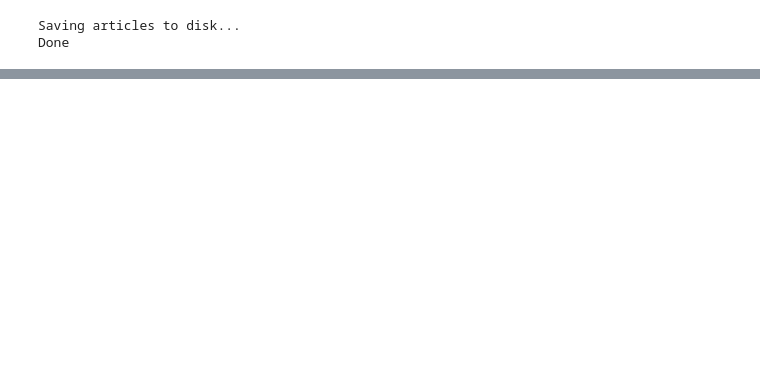
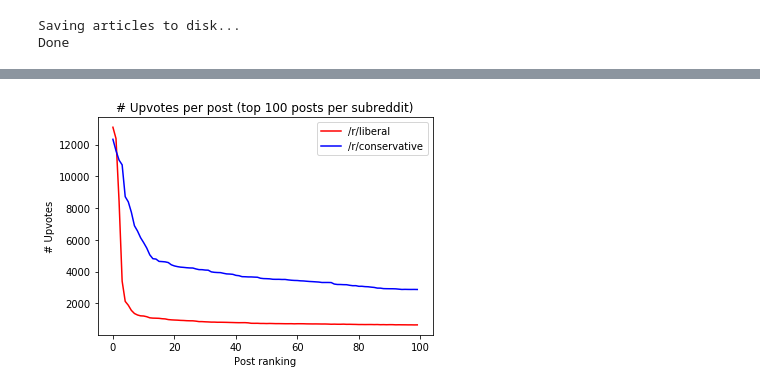
Before and after one commit to AveryVine/Honours-Project, a Jupyter notebook: RedditScraper.ipynb, the cells around one changed output, grey strips where cells are left out. Drawn from its saved outputs; the diff is of its cells as text; code cells hidden in the pictures; blank space fills up the shorter version.

```diff
--- a/RedditScraper.ipynb
+++ b/RedditScraper.ipynb
@@ -107,0 +138,10 @@ Done
+# %%
+plt.plot(np.arange(df_left.shape[0]), df_left["Score"], color='red')
+plt.plot(np.arange(df_right.shape[0]), df_right["Score"], color='blue')
+plt.title("# Upvotes per post (top " + str(numSamples) + " posts per subreddit)")
+plt.ylabel("# Upvotes")
+plt.xlabel("Post ranking")
+plt.legend(['/r/liberal', '/r/conservative'])
+plt.show()
+# %% [output]
+[figure, added]
```
Also changed, not shown: parts of 8 cells of this notebook, 2 other files.
